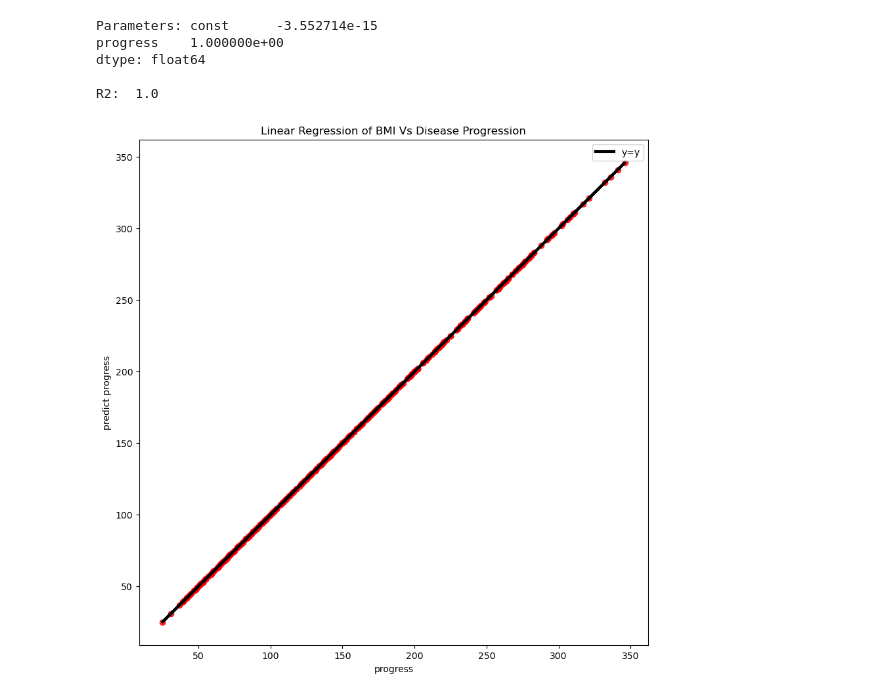
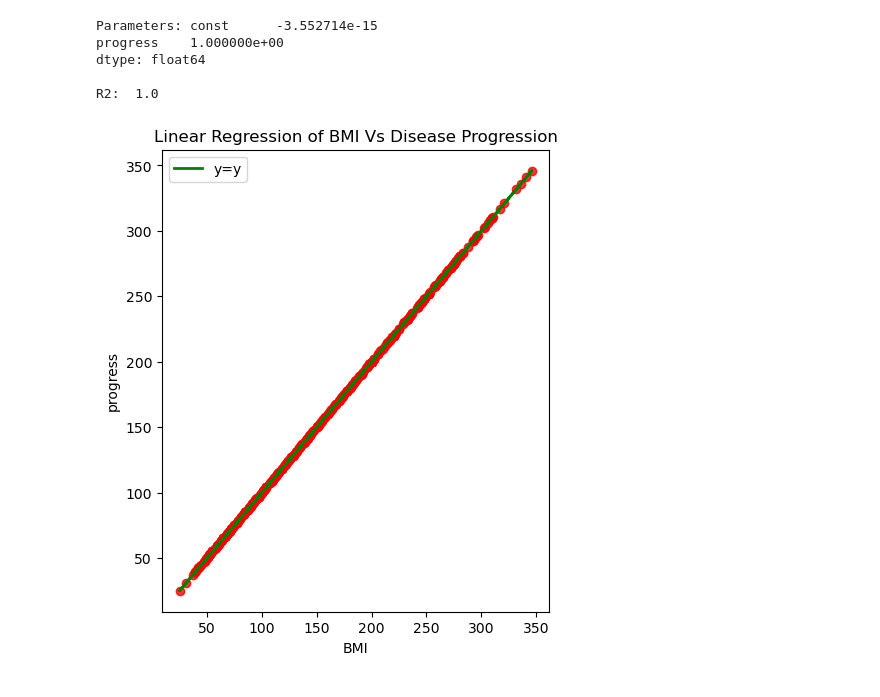
Before and after one commit to urvipalvankar12/CSCN8010-24S-lab-submissions, a Jupyter notebook: Practical Labs/LAB3.ipynb, the cells around one changed output. Saved outputs shown, nothing was run; the diff lists cells and outputs as text; code cells hidden in the pictures.

```diff
--- a/Practical Labs/LAB3.ipynb
+++ b/Practical Labs/LAB3.ipynb
@@ -247,13 +247,13 @@ dtype: float64
 
 R2:  1.0
 # %%
-plt.figure(figsize=(10,10))
+plt.figure(figsize=(5,6))
 plt.scatter(y, prediction, color='r', alpha=0.8)
-plt.plot(y, y, color='k', linewidth=3, label='y=y')
+plt.plot(y, y, color='g', linewidth=2, label='y=y')
 plt.title('Linear Regression of BMI Vs Disease Progression')
-plt.xlabel('progress')
-plt.ylabel('predict progress')
+plt.xlabel('BMI')
+plt.ylabel('progress')
 plt.legend()
 plt.show()
 # %% [output]
-[figure, old version]
+[figure, new version]
```
